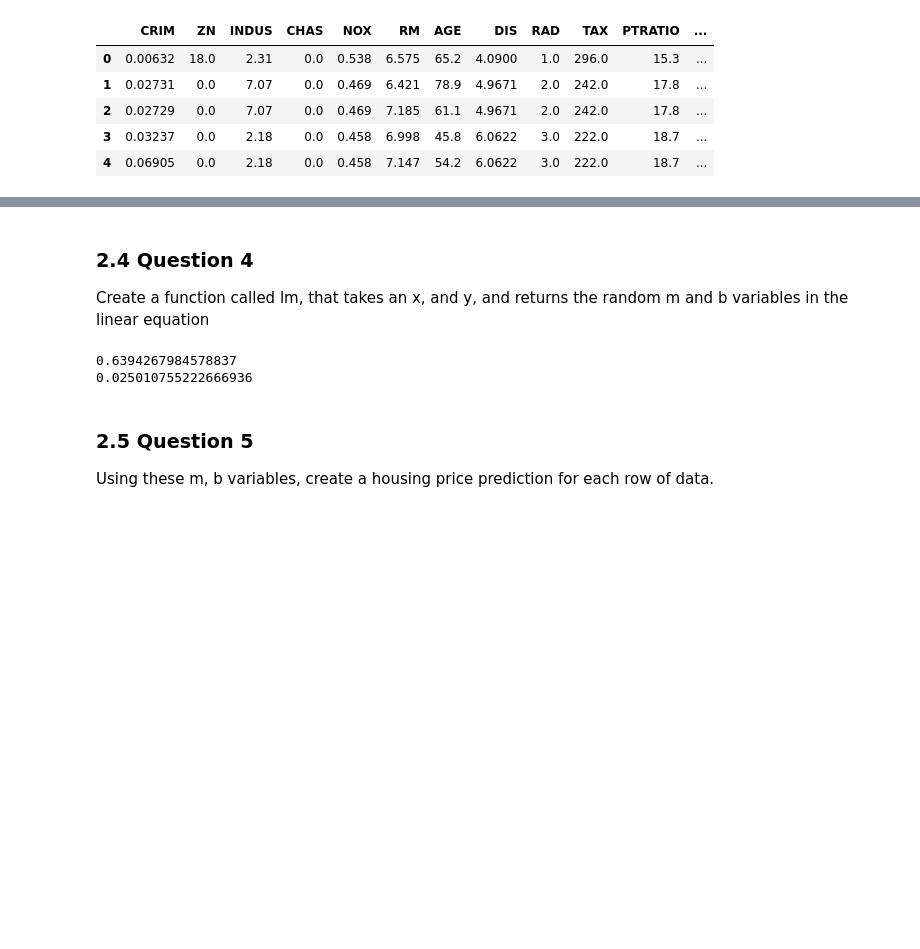
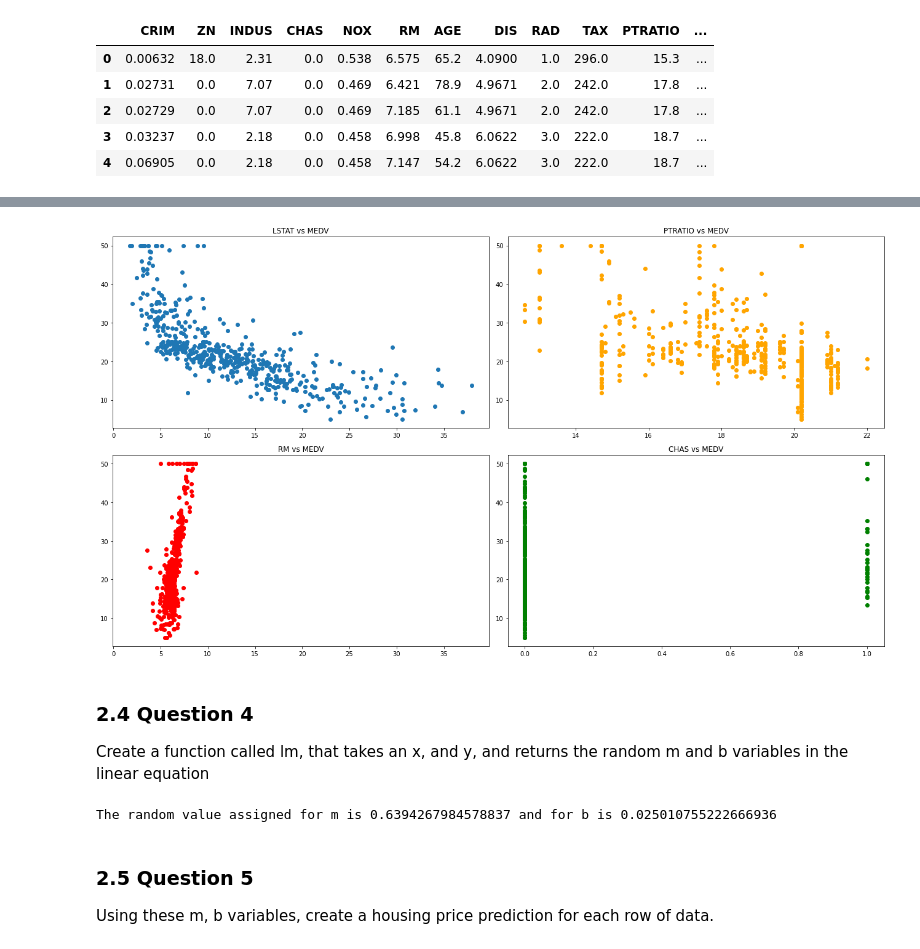
Before and after one commit to YosefGuevara012/ML_MIR, a Jupyter notebook: Lab 1. Linear regresion/Lab 1. Linear regression.ipynb, the cells around one changed output, grey strips where cells are left out. Drawn from its saved outputs; the diff is of its cells as text; code cells hidden in the pictures; blank space fills up the shorter version.

```diff
--- a/Lab 1. Linear regresion/Lab 1. Linear regression.ipynb
+++ b/Lab 1. Linear regresion/Lab 1. Linear regression.ipynb
@@ -50,15 +149,32 @@ df.corr()
+# %%
+# The 3 variables that have the strongest positive and negative relationship
+# with respect to the response variable are chosen to be plotted.
+# as well as a variable that is not well correlated (CHAS) against the response varaible (MEDV).
+
+import matplotlib.pyplot as plt
+
+fig, axs = plt.subplots(2, 2, figsize=(18, 10))
+
+axs[0, 0].scatter(df['LSTAT'], y)
+axs[0, 0].set_title("LSTAT vs MEDV")
+axs[1, 0].scatter(df['RM'], y, color = 'red')
+axs[1, 0].set_title("RM vs MEDV")
+axs[1, 0].sharex(axs[0, 0])
+axs[0, 1].scatter(df['PTRATIO'],y, color = 'orange')
+axs[0, 1].set_title("PTRATIO vs MEDV")
+axs[1, 1].scatter(df['CHAS'], y, color = 'green')
+axs[1, 1].set_title("CHAS vs MEDV")
+
+fig.tight_layout()
+# %% [output]
+[figure, added]
 # %% [markdown]
 ### 2.4 Question 4
 Create a function called lm, that takes an x, and y, and returns the random m and b variables in the linear equation
 # %%
+# For this point the random library is imported and assigned to a seed so that the result is repeatable.
 import random
 random.seed(42)
-
-predictors = ['CRIM','ZN','INDUS','CHAS','RM','AGE','DIS','RAD', 'TAX', 'PTRATIO', 'B', 'LSTAT']
-
-X = df[predictors]
-y = df['MEDV']
-
 
 def lm(x, y):
     # create random m, b
@@ -69,12 +185,9 @@ def lm(x, y):
 
 m, b = lm(X, y)
 
-
-print(m)
-print(b)
+print('The random value assigned for m is {0} and for b is {1}'.format(m, b))
 # %% [output]
-0.6394267984578837
-0.025010755222666936
+The random value assigned for m is 0.6394267984578837 and for b is 0.025010755222666936
 # %% [markdown]
 ### 2.5 Question 5
 Using these m, b variables, create a housing price prediction for each row of
```
Also changed, not shown: parts of 27 cells of this notebook, 1 other file.
